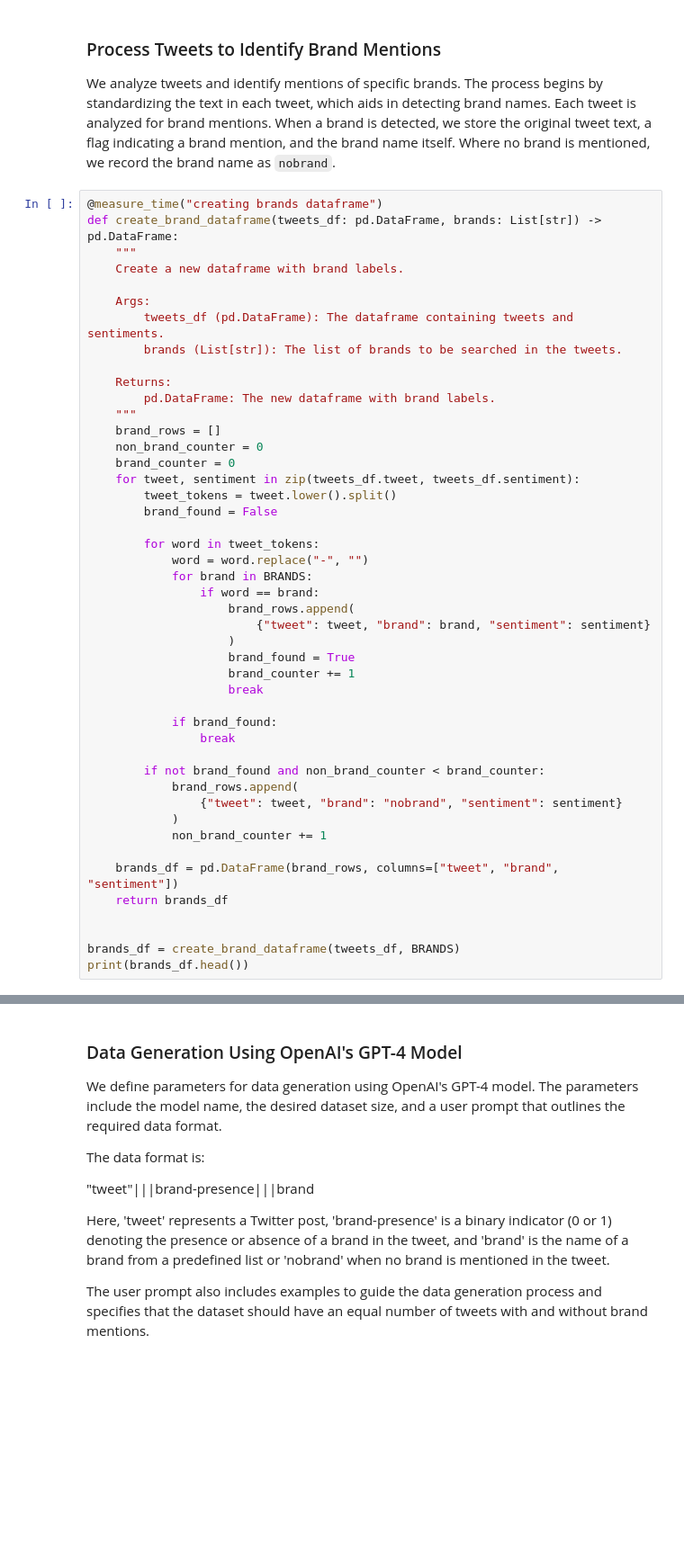
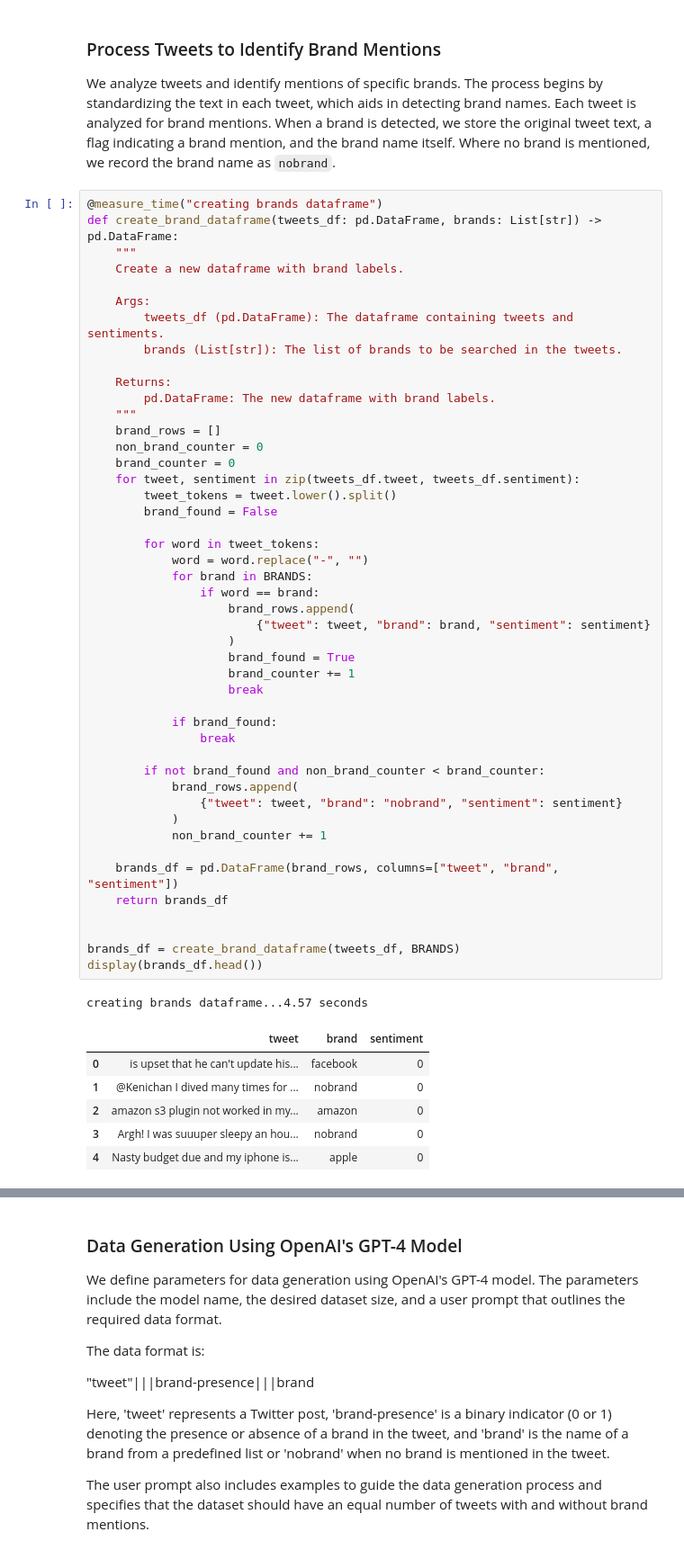
Before and after one commit to subsystem3/project, a Jupyter notebook: project.ipynb, the cells around one changed output, grey strips where cells are left out. Shown at 90% size. Cells and saved outputs as stored; diff of their text form; blank space fills up the shorter version.

```diff
--- a/project.ipynb
+++ b/project.ipynb
@@ -669,34 +491,42 @@ def create_brand_dataframe(tweets_df: pd.DataFrame, brands: List[str]) -> pd.Dat
     brand_counter = 0
     for tweet, sentiment in zip(tweets_df.tweet, tweets_df.sentiment):
         tweet_tokens = tweet.lower().split()
         brand_found = False
 
         for word in tweet_tokens:
             word = word.replace("-", "")
             for brand in BRANDS:
                 if word == brand:
                     brand_rows.append(
                         {"tweet": tweet, "brand": brand, "sentiment": sentiment}
                     )
                     brand_found = True
                     brand_counter += 1
                     break
 
             if brand_found:
                 break
 
         if not brand_found and non_brand_counter < brand_counter:
             brand_rows.append(
                 {"tweet": tweet, "brand": "nobrand", "sentiment": sentiment}
             )
             non_brand_counter += 1
 
     brands_df = pd.DataFrame(brand_rows, columns=["tweet", "brand", "sentiment"])
     return brands_df
 
 
 brands_df = create_brand_dataframe(tweets_df, BRANDS)
-print(brands_df.head())
+display(brands_df.head())
+# %% [output]
+creating brands dataframe...4.57 seconds
+|  | tweet | brand | sentiment |
+| 0 | is upset that he can't update his... | facebook | 0 |
+| 1 | @Kenichan I dived many times for ... | nobrand | 0 |
+| 2 | amazon s3 plugin not worked in my... | amazon | 0 |
+| 3 | Argh! I was suuuper sleepy an hou... | nobrand | 0 |
+| 4 | Nasty budget due and my iphone is... | apple | 0 |
 # %%
 # OUTPUT DATASET TO FILE
 print(len(brands_df))
```
Also changed, not shown: parts of 21 cells of this notebook, 2 other files.
